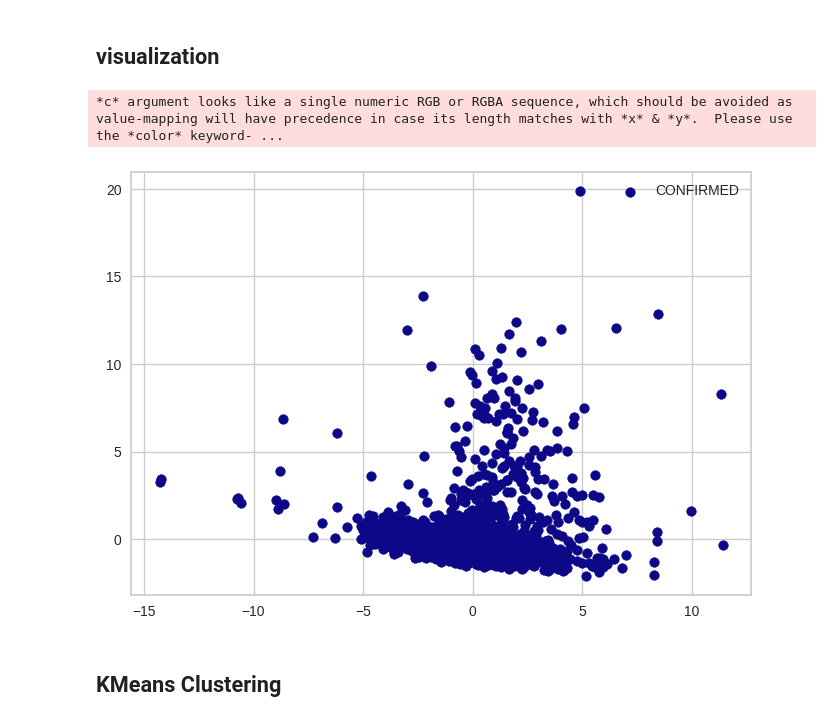
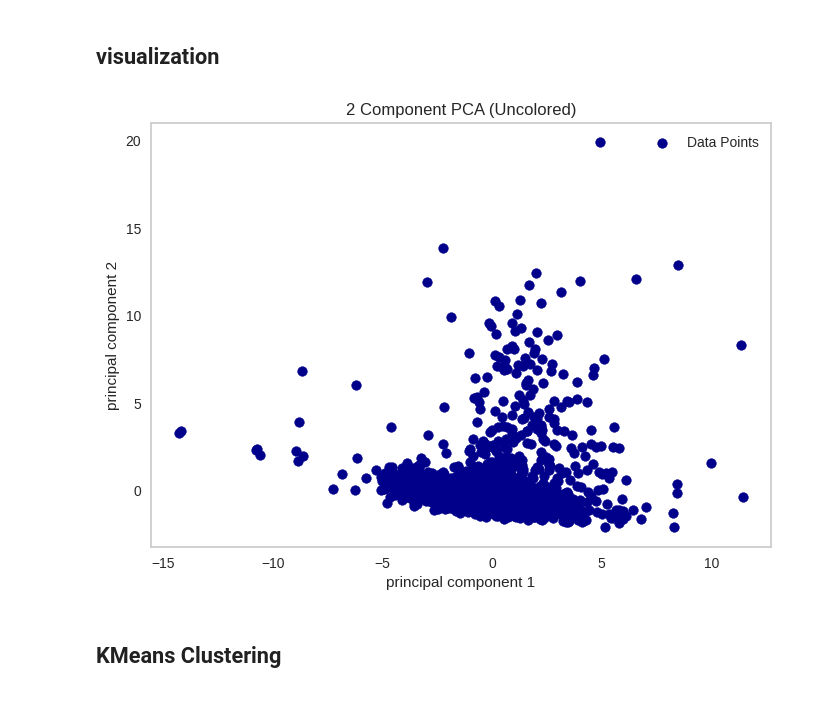
Before and after one commit to drachmacollector/Kepler-AI, a Jupyter notebook: Stellar_Analytics.ipynb, the cells around one changed output. Saved outputs shown, nothing was run; the diff lists cells and outputs as text; code cells hidden in the pictures.

```diff
--- a/Stellar_Analytics.ipynb
+++ b/Stellar_Analytics.ipynb
@@ -586,7 +557,7 @@ def viewKMeansScatter(model_instance):
     plt.xlabel("Component 1")
     plt.ylabel("Component 2")
     plt.legend()
-    plt.savefig(f"{model_instance}_scatter.png", dpi=600)
+    plt.savefig(f"kmeans_scatter.png", dpi=600)
     return temp_df.groupby("Class").median()
 
 def viewAggScatter(model_instance):
@@ -610,37 +581,33 @@ def viewAggScatter(model_instance):
     plt.savefig(f"agg_scatter_{model_instance}.png", dpi=600)
     plt.show()
 
-def getVisualisationPCA(X, y):
-    X = StandardScaler().fit_transform(X)
-    pca = PCA(n_components=2)
-    principal_components = pca.fit_transform(X)
+def getVisualisationPCA(X):
+    scaled_X = X_scaler.transform(X)
+    principal_components = pca.transform(scaled_X)
 
     pca_df = pd.DataFrame(
         data = principal_components,
         columns = ['principal component 1', 'principal component 2']
     )
 
-    pca_df["TARGET"] = y
-    labels = np.unique(y)
+    plt.figure()
+    plt.scatter(
+        pca_df['principal component 1'],
+        pca_df['principal component 2'],
+        color = 'darkblue',
+        label = 'Data Points'
+    )
 
-    colors = cm.plasma(np.linspace(0, 1, len(labels)))
-    plt.grid()
-    for label, color in zip(labels, colors):
-        indicesToKeep = pca_df['TARGET'] == label
-        plt.scatter(
-            pca_df.loc[indicesToKeep, 'principal component 1'],
-            pca_df.loc[indicesToKeep, 'principal component 2'],
-            c = color,
-            label=label
-        )
-
+    plt.xlabel('principal component 1')
+    plt.ylabel('principal component 2')
+    plt.title('2 Component PCA (Uncolored)')
     plt.legend()
     plt.grid()
+    plt.show()
 # %%
-getVisualisationPCA(X, y)
+getVisualisationPCA(X)
 # %% [output]
-*c* argument looks like a single numeric RGB or RGBA sequence, which should be avoided as value-mapping will have precedence in case its length matches with *x* & *y*.  Please use the *color* keyword- ...
-[figure, old version]
+[figure, new version]
 # %% [markdown]
 ## KMeans Clustering
 # %%
```
Also changed, not shown: parts of 63 cells of this notebook.
